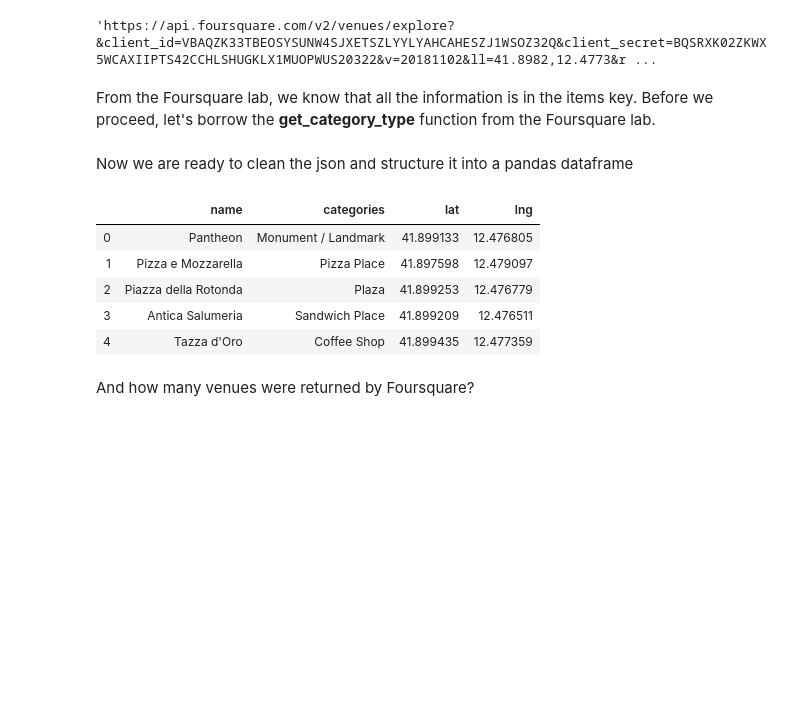
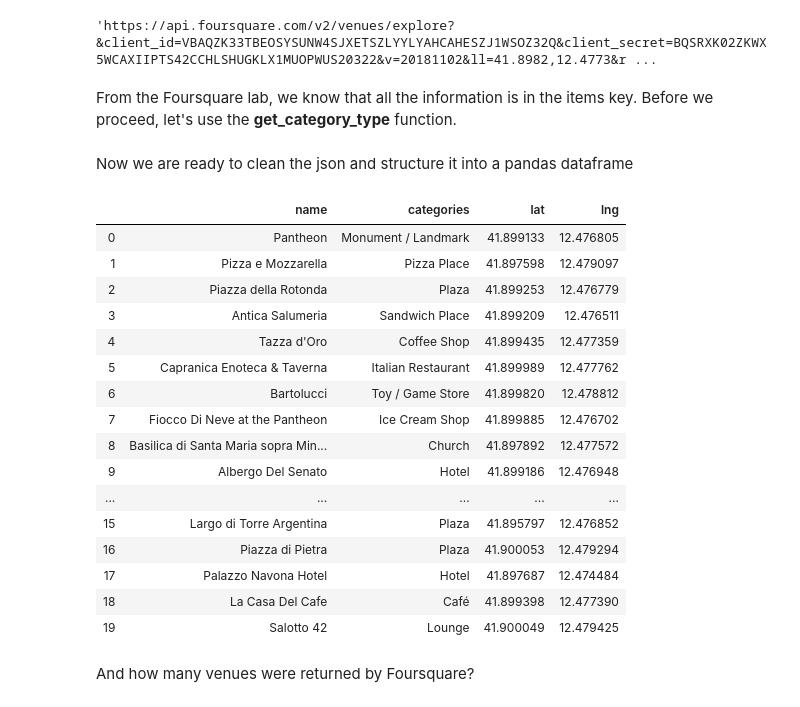
Before and after one commit to daneyalanis/IBM-Applied-Data-Science-Capstone-Project, a Jupyter notebook: Battle of Neighborhoods Rome.ipynb, the cells around one changed output. Drawn from its saved outputs; the diff is of its cells as text; code cells hidden in the pictures; blank space fills up the shorter version.

```diff
--- a/Battle of Neighborhoods Rome.ipynb
+++ b/Battle of Neighborhoods Rome.ipynb
@@ -170,7 +168,7 @@ url
 # %%
 results = requests.get(url).json()
 # %% [markdown]
-From the Foursquare lab, we know that all the information is in the items key. Before we proceed, let's borrow the **get_category_type** function from the Foursquare lab.
+From the Foursquare lab, we know that all the information is in the items key. Before we proceed, let's use the **get_category_type** function.
 # %%
 # function that extracts the category of the venue
 def get_category_type(row):
@@ -188,26 +186,37 @@ Now we are ready to clean the json and structure it into a pandas dataframe
 # %%
 venues = results['response']['groups'][0]['items']
 
 nearby_venues = json_normalize(venues) # flatten JSON
 
 # filter columns
 filtered_columns = ['venue.name', 'venue.categories', 'venue.location.lat', 'venue.location.lng']
 nearby_venues =nearby_venues.loc[:, filtered_columns]
 
 # filter the category for each row
 nearby_venues['venue.categories'] = nearby_venues.apply(get_category_type, axis=1)
 
 # clean columns
 nearby_venues.columns = [col.split(".")[-1] for col in nearby_venues.columns]
 
-nearby_venues.head()
+nearby_venues.head(20)
 # %% [output]
 |  | name | categories | lat | lng |
 | 0 | Pantheon | Monument / Landmark | 41.899133 | 12.476805 |
 | 1 | Pizza e Mozzarella | Pizza Place | 41.897598 | 12.479097 |
 | 2 | Piazza della Rotonda | Plaza | 41.899253 | 12.476779 |
 | 3 | Antica Salumeria | Sandwich Place | 41.899209 | 12.476511 |
 | 4 | Tazza d'Oro | Coffee Shop | 41.899435 | 12.477359 |
+| 5 | Capranica Enoteca & Taverna | Italian Restaurant | 41.899989 | 12.477762 |
+| 6 | Bartolucci | Toy / Game Store | 41.899820 | 12.478812 |
+| 7 | Fiocco Di Neve at the Pantheon | Ice Cream Shop | 41.899885 | 12.476702 |
+| 8 | Basilica di Santa Maria sopra Min... | Church | 41.897892 | 12.477572 |
+| 9 | Albergo Del Senato | Hotel | 41.899186 | 12.476948 |
+| ... | ... | ... | ... | ... |
+| 15 | Largo di Torre Argentina | Plaza | 41.895797 | 12.476852 |
+| 16 | Piazza di Pietra | Plaza | 41.900053 | 12.479294 |
+| 17 | Palazzo Navona Hotel | Hotel | 41.897687 | 12.474484 |
+| 18 | La Casa Del Cafe | Café | 41.899398 | 12.477390 |
+| 19 | Salotto 42 | Lounge | 41.900049 | 12.479425 |
 # %% [markdown]
 And how many venues were returned by Foursquare?
 # %%
```
Also changed, not shown: parts of 46 cells of this notebook, 4 other files.
